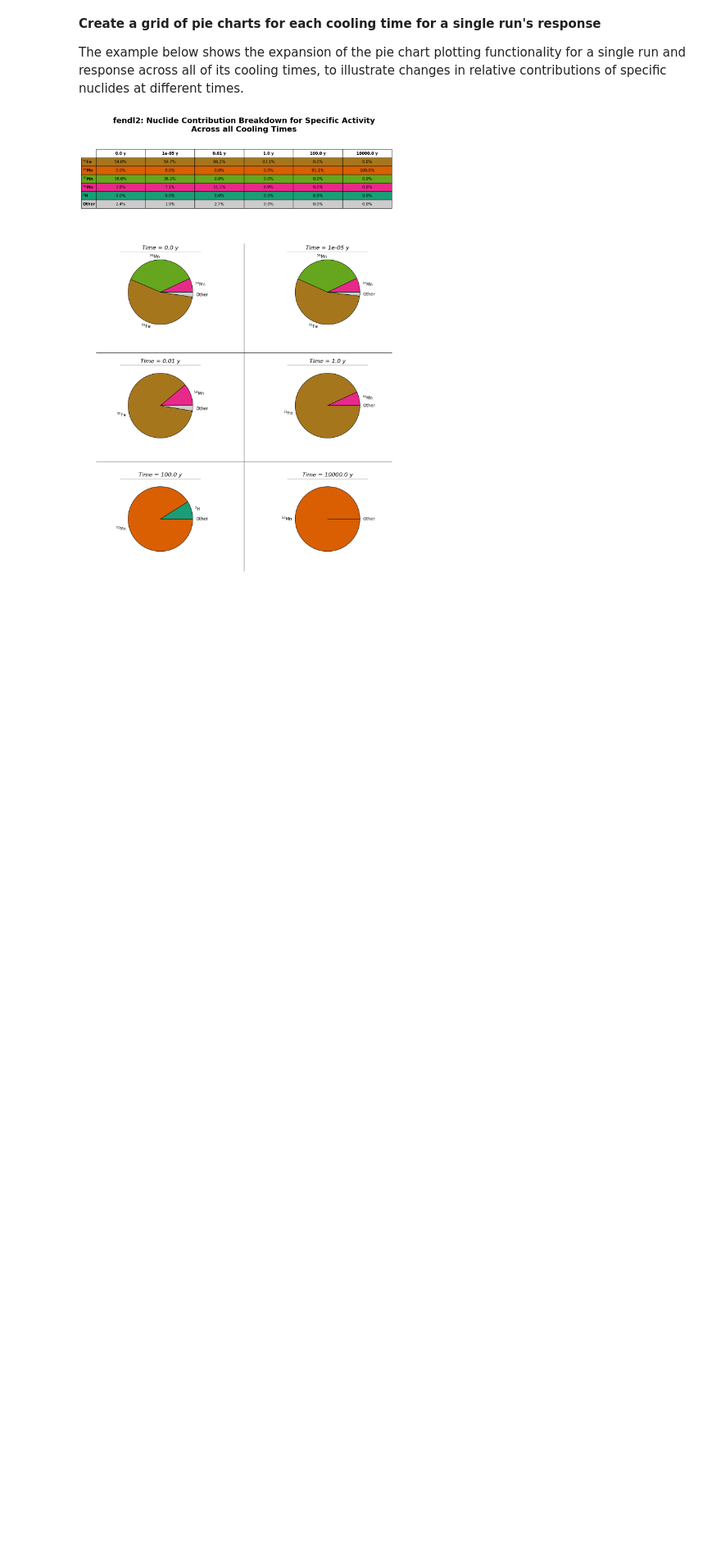
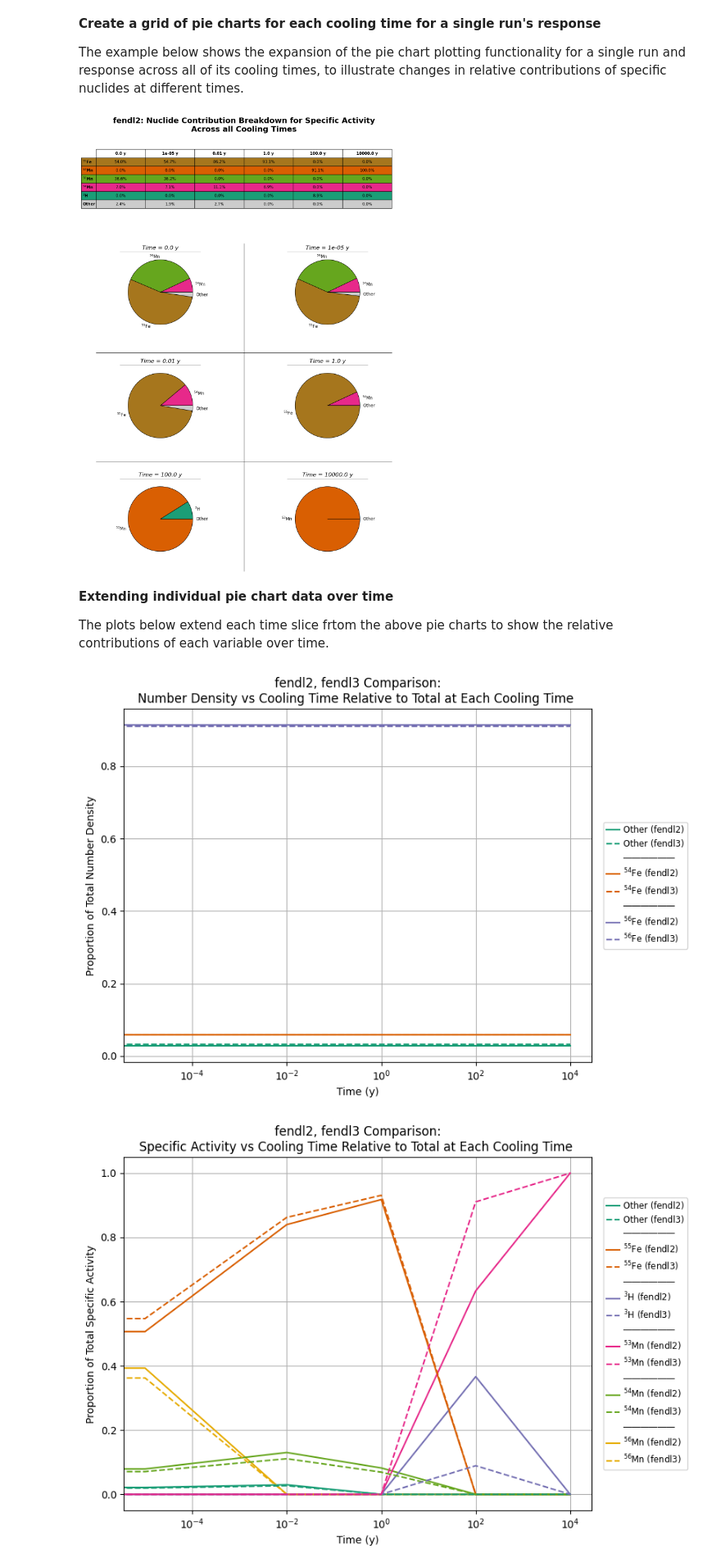
Before and after one commit to svalinn/ALARA, a Jupyter notebook: tools/ALARAJOYWrapper/alarajoy_QA_notebook.ipynb, the cells around one changed output. Shown at 82% size. Drawn from its saved outputs; the diff is of its cells as text; code cells hidden in the pictures; blank space fills up the shorter version.

```diff
--- a/tools/ALARAJOYWrapper/alarajoy_QA_notebook.ipynb
+++ b/tools/ALARAJOYWrapper/alarajoy_QA_notebook.ipynb
@@ -193,3 +194,36 @@ multi_pie = alaraplot.multi_time_pie_grid(
 multi_pie
 # %% [output]
 [figure]
+# %% [markdown]
+**Extending individual pie chart data over time**
+
+The plots below extend each time slice frtom the above pie charts to show the relative contributions of each variable over time.
+# %%
+variables = [
+    'Number Density', 'Specific Activity', 'Total Decay Heat', 'Contact Dose'
+    ]
+runs = ['fendl2', 'fendl3']
+for variable in variables:
+    aggs = []
+    for run in runs:
+        agg = alaraplot.pie_chart_aggregation(
+            adf=adf,
+            run_lbl=run,
+            variable=variable,
+            time_unit='y',
+            threshold=0.05
+        )
+        aggs.append(agg)
+
+    comp_plot = alaraplot.plot_single_response(
+        adf=pd.concat(aggs),
+        run_lbls=runs,
+        variable=variable,
+        time_unit='y',
+        relative=True
+    )
+    alaraplot.open_with_new_manager(comp_plot)
+plt.show()
+# %% [output]
+[figure, added]
+[figure, added]
```
Also changed, not shown: parts of 2 cells of this notebook.
